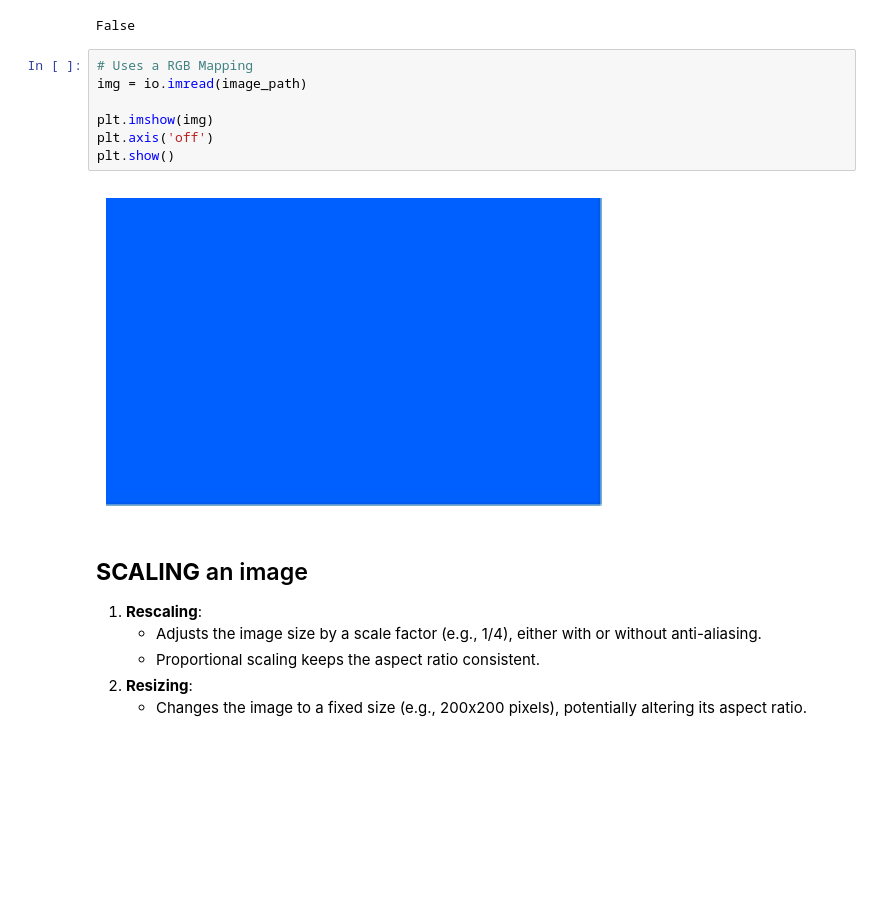
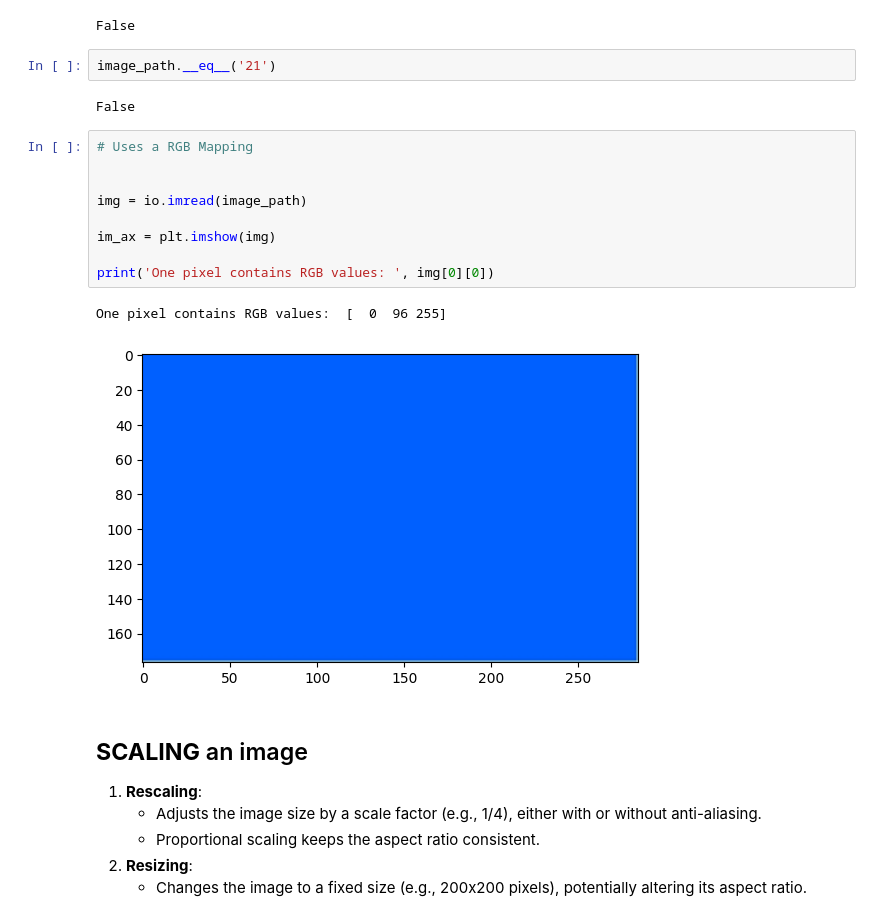
Before and after one commit to bipin-a/cosc-32001-computer-vision, a Jupyter notebook: basics/basics.ipynb, the cells around one changed output. Cells and saved outputs as stored; diff of their text form; blank space fills up the shorter version.

```diff
--- a/basics/basics.ipynb
+++ b/basics/basics.ipynb
@@ -108,15 +91,22 @@ image_path.__add__('21')
 image_path == '21'
 # %% [output]
 False
+# %%
+image_path.__eq__('21')
+# %% [output]
+False
 # %%
 # Uses a RGB Mapping
+
+
 img = io.imread(image_path)
 
-plt.imshow(img)
-plt.axis('off')
-plt.show()
+im_ax = plt.imshow(img)
+
+print('One pixel contains RGB values: ', img[0][0])
 # %% [output]
+One pixel contains RGB values:  [  0  96 255]
-[figure, old version]
+[figure, new version]
 # %% [markdown]
 ## **SCALING** an image
 
```
Also changed, not shown: parts of 69 cells of this notebook.
